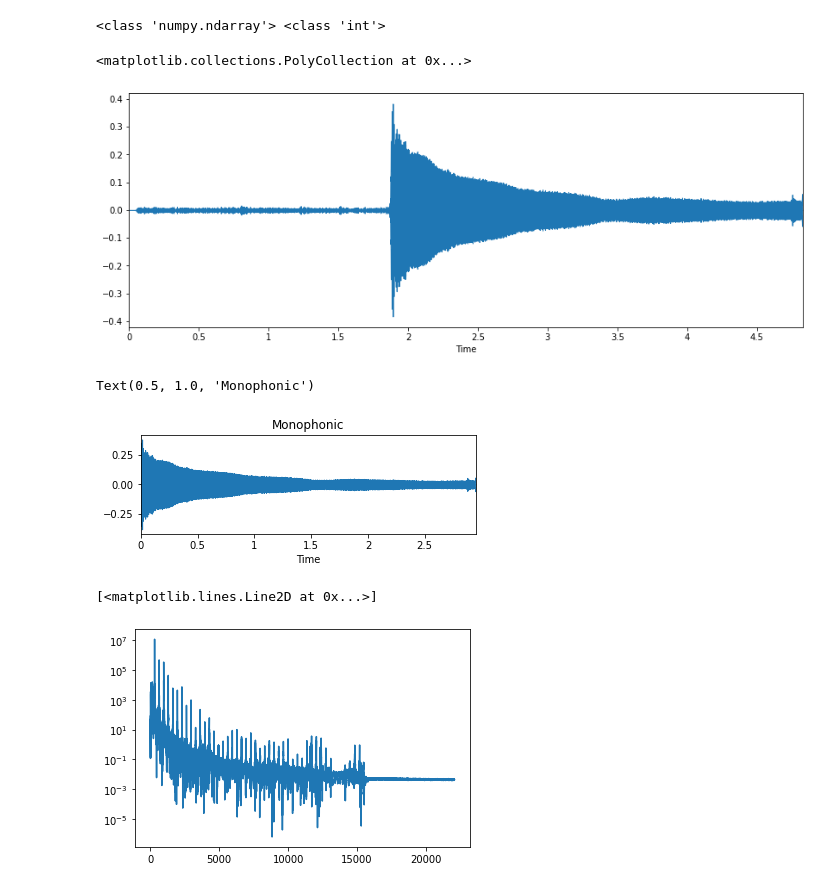
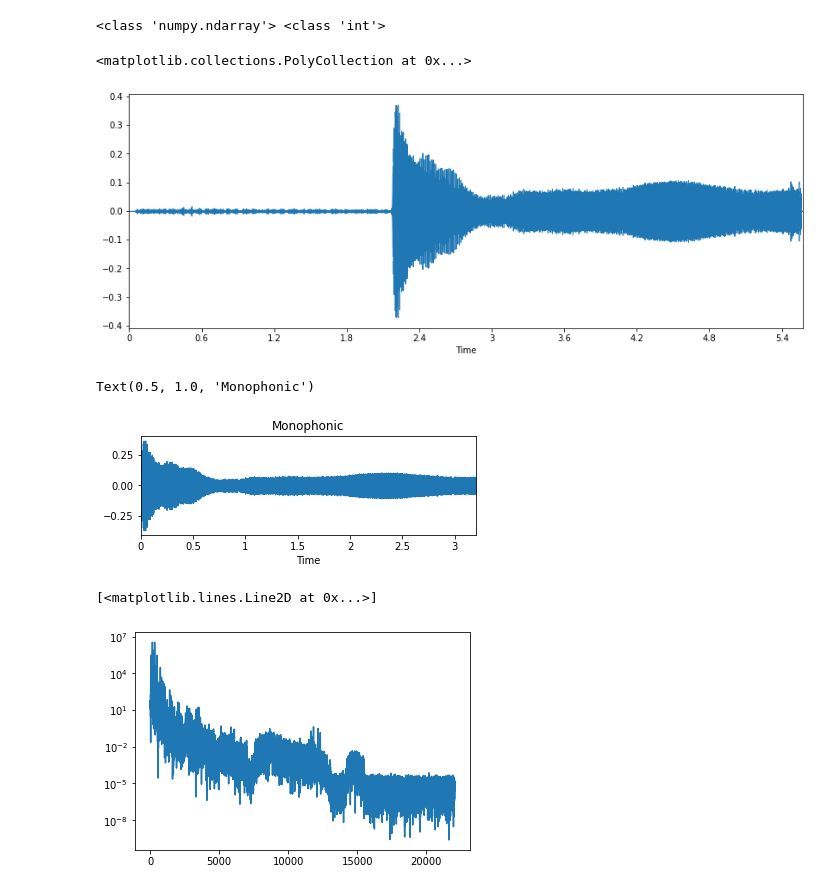
Before and after one commit to brash99/phys421, a Jupyter notebook: JupyterNotebooks/graph_fourier_guitar.ipynb, the cells around one changed output. Cells and saved outputs as stored; diff of their text form; code cells hidden in the pictures.

```diff
--- a/JupyterNotebooks/graph_fourier_guitar.ipynb
+++ b/JupyterNotebooks/graph_fourier_guitar.ipynb
@@ -4,27 +4,27 @@ from scipy.fftpack import fft
 import random
 # %%
 import librosa
-#audio_path = '/home/brash/Phys421/JupyterNotebooks/GuitarSamples/LowE.mp4'
-#start_time = 2.18
+audio_path = '/home/brash/Phys421/JupyterNotebooks/GuitarSamples/LowE.mp4'
+start_time = 2.18
 
 #audio_path = '/home/brash/Phys421/JupyterNotebooks/GuitarSamples/MidE.mp4'
 #start_time = 2.38
 
-audio_path = '/home/brash/Phys421/JupyterNotebooks/GuitarSamples/HighE.mp4'
-start_time = 1.88
+#audio_path = '/home/brash/Phys421/JupyterNotebooks/GuitarSamples/HighE.mp4'
+#start_time = 1.88
 
 x , sr = librosa.load(audio_path,sr=None)
 print(type(x), type(sr))
 
 import matplotlib.pyplot as plt
 import librosa.display
 plt.figure(figsize=(14, 5))
 
 librosa.display.waveplot(x, sr=sr)
 # %% [output]
 <class 'numpy.ndarray'> <class 'int'>
 <matplotlib.collections.PolyCollection at 0x...>
-[figure, old version]
+[figure, new version]
 # %%
 y, sr = librosa.load(audio_path, offset=start_time,duration=3.20,sr=None)
 
@@ -34,7 +34,7 @@ librosa.display.waveplot(y, sr=sr)
 plt.title('Monophonic')
 # %% [output]
 Text(0.5, 1.0, 'Monophonic')
-[figure, old version]
+[figure, new version]
 # %%
 sp = np.fft.fft(y)
 dt = 1.0/sr
@@ -55,7 +55,7 @@ plt.yscale("log")
 plt.plot(f, power)
 # %% [output]
 [<matplotlib.lines.Line2D at 0x...>]
-[figure, old version]
+[figure, new version]
 # %%
 N_fft = len(y)
 yfft = fft(y)
```
Also changed, not shown: parts of 2 cells of this notebook, 9 other files.
